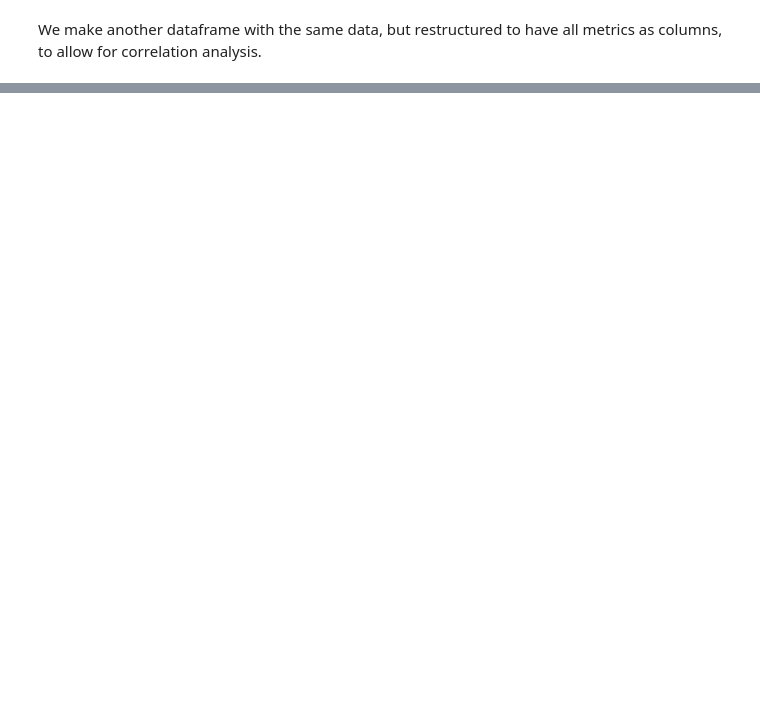
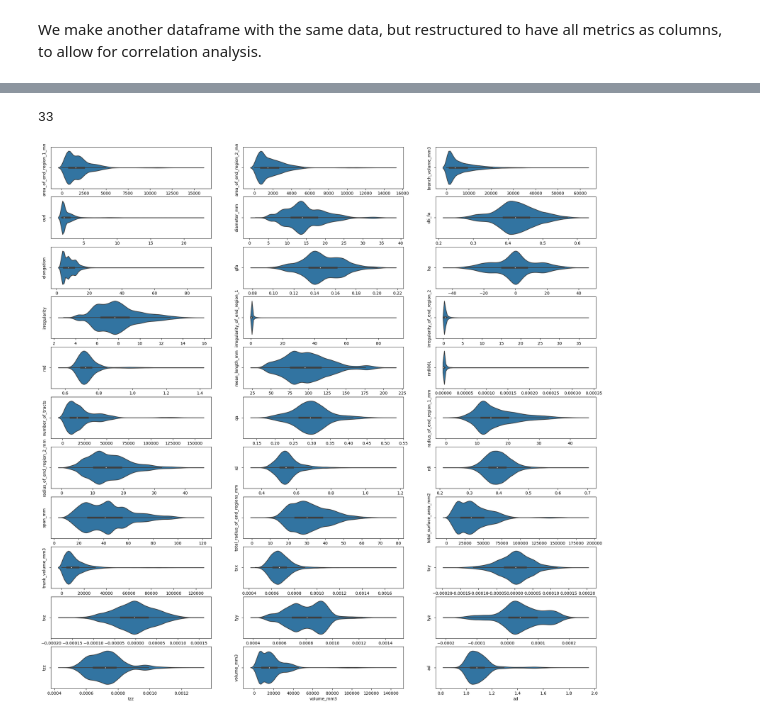
Before and after one commit to PennLINC/macedo_tracometry, a Jupyter notebook: code/autotrack_hcpd_analysis.ipynb, the cells around one changed output, grey strips where cells are left out. Saved outputs shown, nothing was run; the diff lists cells and outputs as text; code cells hidden in the pictures; blank space fills up the shorter version.

```diff
--- a/code/autotrack_hcpd_analysis.ipynb
+++ b/code/autotrack_hcpd_analysis.ipynb
@@ -78,0 +147,30 @@ sns.clustermap(corr,
+# %%
+# Narrow down the metrics based on which are quite correlated to ease in viz
+metrics_reduced = ['ad', 'area_of_end_region_1_mm2', 'area_of_end_region_2_mm2',
+       'branch_volume_mm3', 'curl', 'diameter_mm', 'dti_fa', 'elongation',
+       'gfa', 'ha', 'irregularity', 'irregularity_of_end_region_1',
+       'irregularity_of_end_region_2', 'md', 'mean_length_mm',
+       'nrdi06L', 'number_of_tracts', 'qa',
+       'radius_of_end_region_1_mm', 'radius_of_end_region_2_mm', 'rd',
+       'rdi', 'span_mm',
+       'total_radius_of_end_regions_mm', 'total_surface_area_mm2',
+       'trunk_volume_mm3', 'txx', 'txy', 'txz', 'tyy', 'tyz', 'tzz',
+       'volume_mm3']
+# %%
+len(metrics_reduced)
+# %% [output]
+33
+# %%
+num_dems = 3
+metrics_long["all"] = ""
+num_metrics = metrics_long[metrics_reduced].columns.nunique()
+fig, axes = plt.subplots(int(num_metrics/3), 3, figsize=(24, 24))
+axes = axes.flatten()
+
+for idx, col in enumerate(metrics_long[metrics_reduced]):
+    sns.violinplot(ax = axes[idx - 1], data = metrics_long, x=col, y="all")
+    axes[idx - 1].set(ylabel = col)
+
+plt.show()
+# %% [output]
+[figure, added]
```
Also changed, not shown: parts of 28 cells of this notebook, 2 other files.
